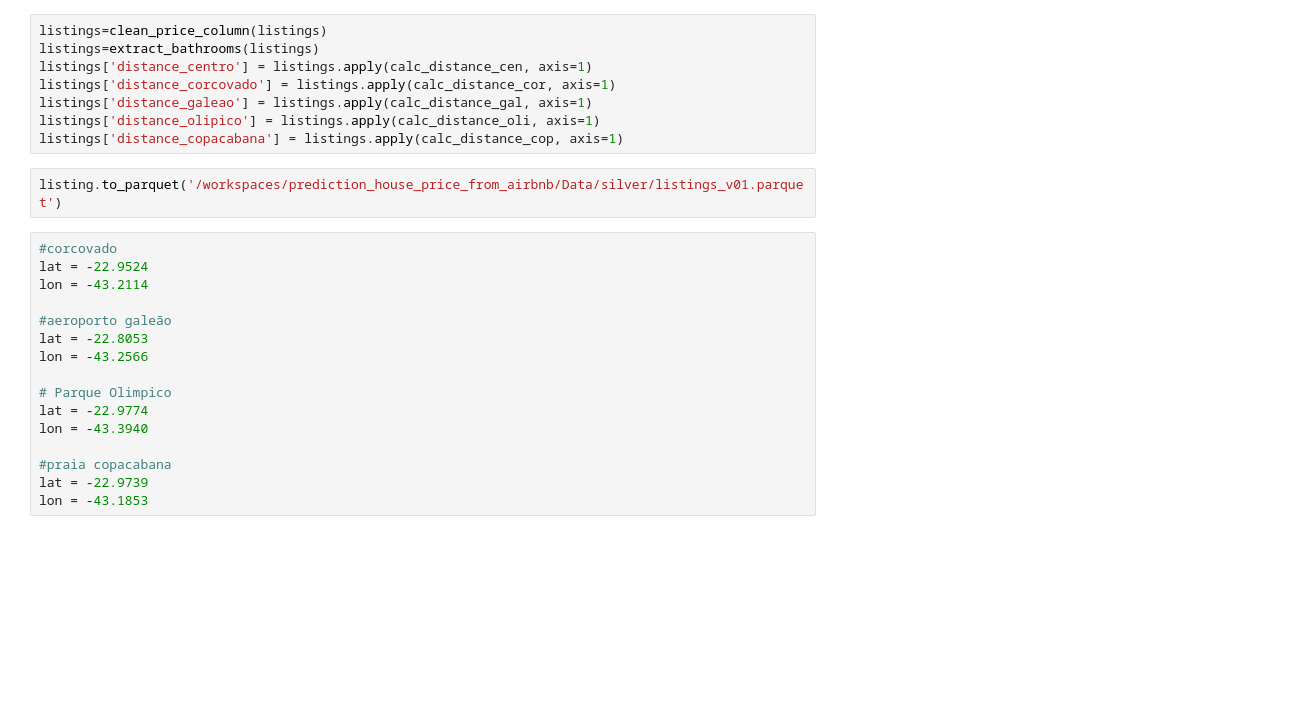
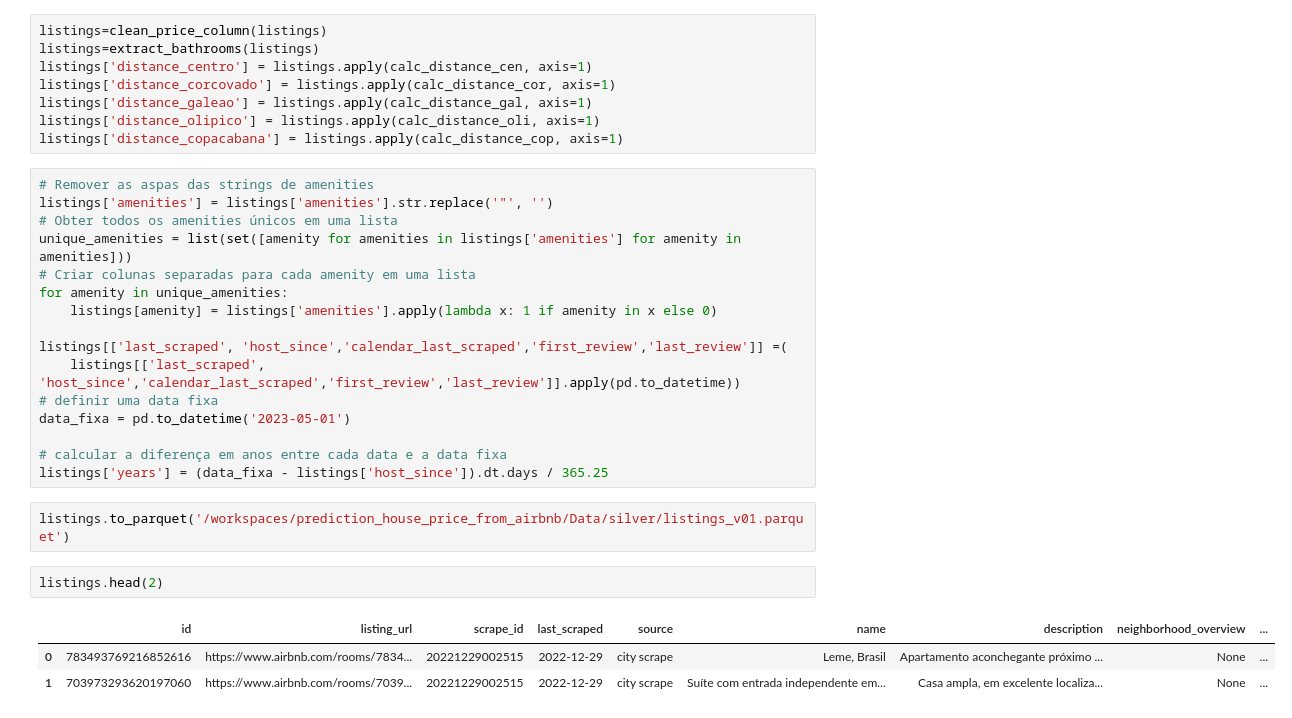
Before and after one commit to matheusogura/prediction_house_price_from_airbnb, a Jupyter notebook: Notebooks/2.0 silver.ipynb, the cells around one changed output. Cells and saved outputs as stored; diff of their text form; blank space fills up the shorter version.

```diff
--- a/Notebooks/2.0 silver.ipynb
+++ b/Notebooks/2.0 silver.ipynb
@@ -274,21 +271,27 @@ listings['distance_corcovado'] = listings.apply(calc_distance_cor, axis=1)
 listings['distance_galeao'] = listings.apply(calc_distance_gal, axis=1)
 listings['distance_olipico'] = listings.apply(calc_distance_oli, axis=1)
 listings['distance_copacabana'] = listings.apply(calc_distance_cop, axis=1)
+# %%
+# Remover as aspas das strings de amenities
+listings['amenities'] = listings['amenities'].str.replace('"', '')
+# Obter todos os amenities únicos em uma lista
+unique_amenities = list(set([amenity for amenities in listings['amenities'] for amenity in amenities]))
+# Criar colunas separadas para cada amenity em uma lista
+for amenity in unique_amenities:
+    listings[amenity] = listings['amenities'].apply(lambda x: 1 if amenity in x else 0)
+
+listings[['last_scraped', 'host_since','calendar_last_scraped','first_review','last_review']] =(
+    listings[['last_scraped', 'host_since','calendar_last_scraped','first_review','last_review']].apply(pd.to_datetime))
+# definir uma data fixa
+data_fixa = pd.to_datetime('2023-05-01')
+
+# calcular a diferença em anos entre cada data e a data fixa
+listings['years'] = (data_fixa - listings['host_since']).dt.days / 365.25
 # %%
-listing.to_parquet('/workspaces/prediction_house_price_from_airbnb/Data/silver/listings_v01.parquet')
+listings.to_parquet('/workspaces/prediction_house_price_from_airbnb/Data/silver/listings_v01.parquet')
-# %%
-#corcovado
-lat = -22.9524
-lon = -43.2114
-
-#aeroporto galeão
-lat = -22.8053
-lon = -43.2566
-
-# Parque Olimpico
-lat = -22.9774
-lon = -43.3940
-
-#praia copacabana
-lat = -22.9739
-lon = -43.1853
+# %%
+listings.head(2)
+# %% [output]
+|  | id | listing_url | scrape_id | last_scraped | source | name | description | neighborhood_overview | ... |
+| 0 | 783493769216852616 | https://www.airbnb.com/rooms/7834... | 20221229002515 | 2022-12-29 | city scrape | Leme, Brasil | Apartamento aconchegante próximo ... | None | ... |
+| 1 | 703973293620197060 | https://www.airbnb.com/rooms/7039... | 20221229002515 | 2022-12-29 | city scrape | Suíte com entrada independente em... | Casa ampla, em excelente localiza... | None | ... |
```
Also changed, not shown: parts of 3 cells of this notebook.
